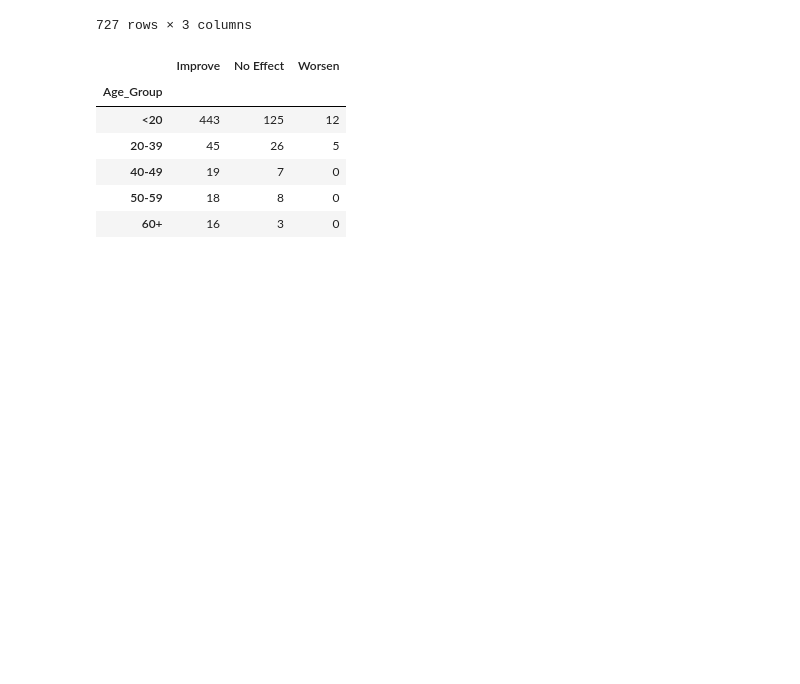
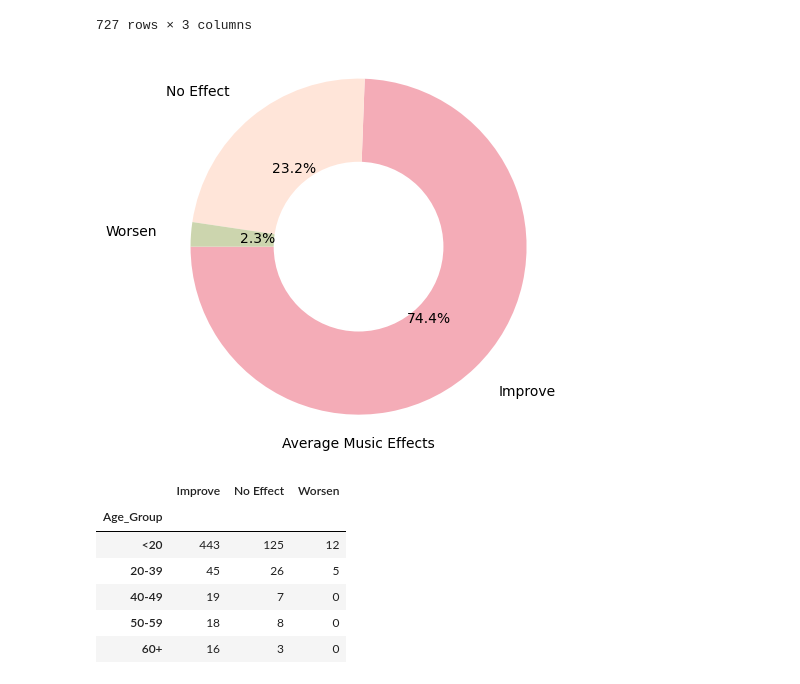
Before and after one commit to TheWizler/project1_group_10, a Jupyter notebook: gabriela's_work/Q1.ipynb, the cells around one changed output. Cells and saved outputs as stored; diff of their text form; code cells hidden in the pictures; blank space fills up the shorter version.

```diff
--- a/gabriela's_work/Q1.ipynb
+++ b/gabriela's_work/Q1.ipynb
@@ -260,6 +416,28 @@ df4.sort_values(by="Hours per day", ascending=False)
 | <20 | 0.0 | Classical | Improve |
 | <20 | 0.0 | Metal | Improve |
 727 rows × 3 columns
+# %%
+# Data for the pie chart
+labels = ['Improve', 'No Effect', 'Worsen']
+sizes = [108.2, 33.8, 3.4]
+colors = ['#F4ACB7', '#FFE5D9', '#CCD5AE']
+
+# Plotting the pie chart
+fig, ax = plt.subplots()
+ax.pie(sizes, labels=labels, autopct='%1.1f%%', startangle=180, labeldistance=1.2, colors= colors)
+
+# Draw a white circle in the center to create the donut effect
+centre_circle = plt.Circle((0, 0), 0.5, color='white', fc='white', linewidth=1.25)
+fig.gca().add_artist(centre_circle)
+
+# Equal aspect ratio ensures that pie is drawn as a circle.
+plt.axis('equal')
+plt.xlabel('Average Music Effects')
+
+# Display the donut chart
+plt.show()
+# %% [output]
+[figure, added]
 # %%
 positive=improve_data.groupby(["Age_Group"]).size()
 nothing=no_effect_data.groupby(["Age_Group"]).size()
```
Also changed, not shown: parts of 24 cells of this notebook, 4 other files.
